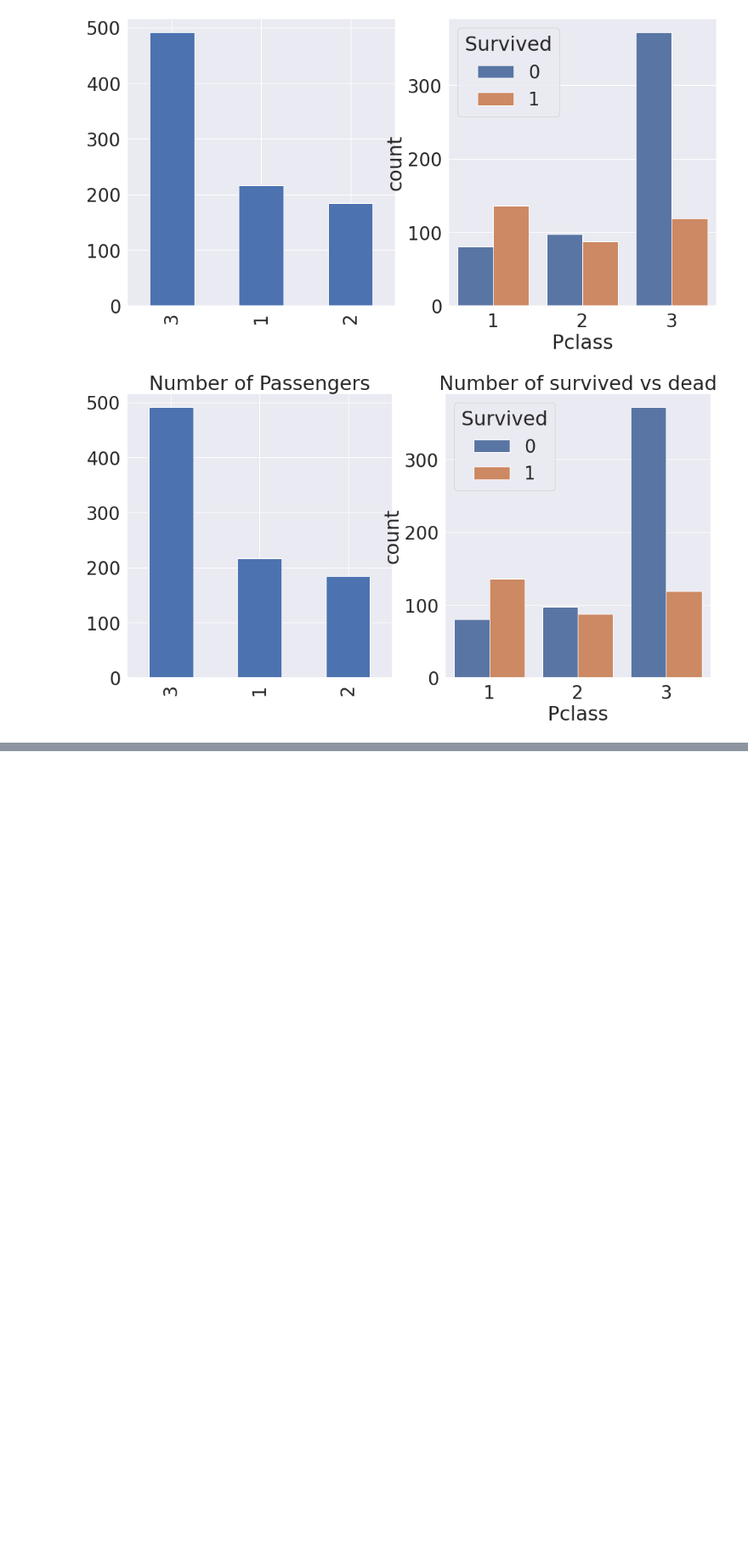
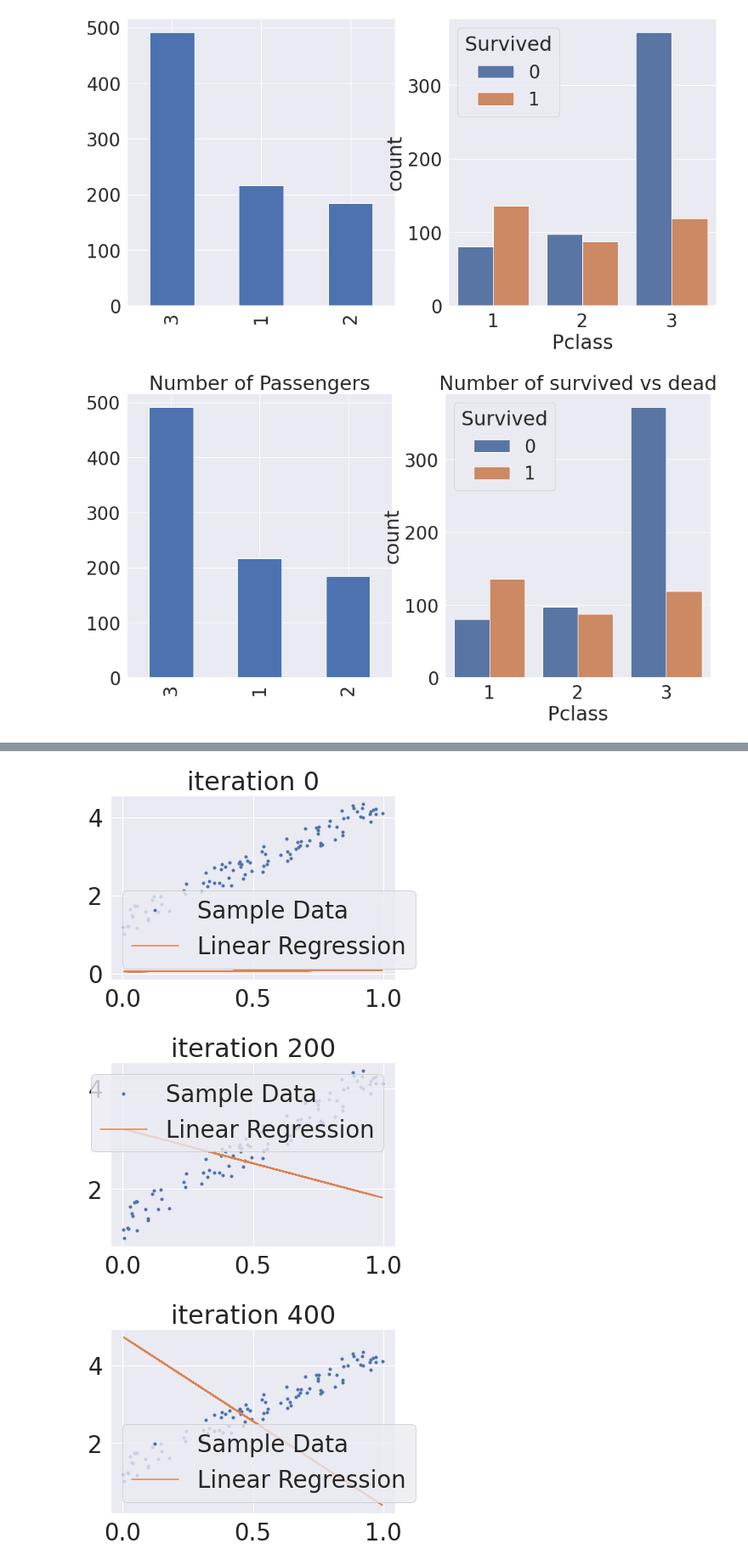
Before and after one commit to rohee119/bdna, a Jupyter notebook: 김로희6강7강.ipynb, the cells around one changed output, grey strips where cells are left out. Shown at 85% size. Drawn from its saved outputs; the diff is of its cells as text; code cells hidden in the pictures; blank space fills up the shorter version.

```diff
--- a/김로희6강7강.ipynb
+++ b/김로희6강7강.ipynb
@@ -280,0 +322,29 @@ plt.show()
+# %%
+a=0
+b=0
+alpha=0.01
+n=100
+err_evolve = []
+it_index = []
+for it in range(2000):
+  delta_a=0
+  delta_b=0
+  err=0
+  for i in range(n):
+    delta_a = delta_a + 2*(a*x[i]+b-y[i]*x[i])
+    delta_b = delta_b + 2*(a*x[i]+b-y[i])
+    err = err + (a*x[i]+b-y[i])*(a*x[i]+b-y[i])/n
+  a = a - alpha*delta_a/n
+  b = b - alpha*delta_b/n
+  err_evolve.append(err)
+  it_index.append(it)
+
+  if it%200==0:
+    plt.plot(x,y,'.',x,a*x+b)
+    plt.legend(labels=('Sample Data', 'Linear Regression'))
+    plt.title('iteration %d' %it)
+    plt.show()
+# %% [output]
+[figure, added]
+[figure, added]
+[figure, added]
```
Also changed, not shown: parts of 16 cells of this notebook.
